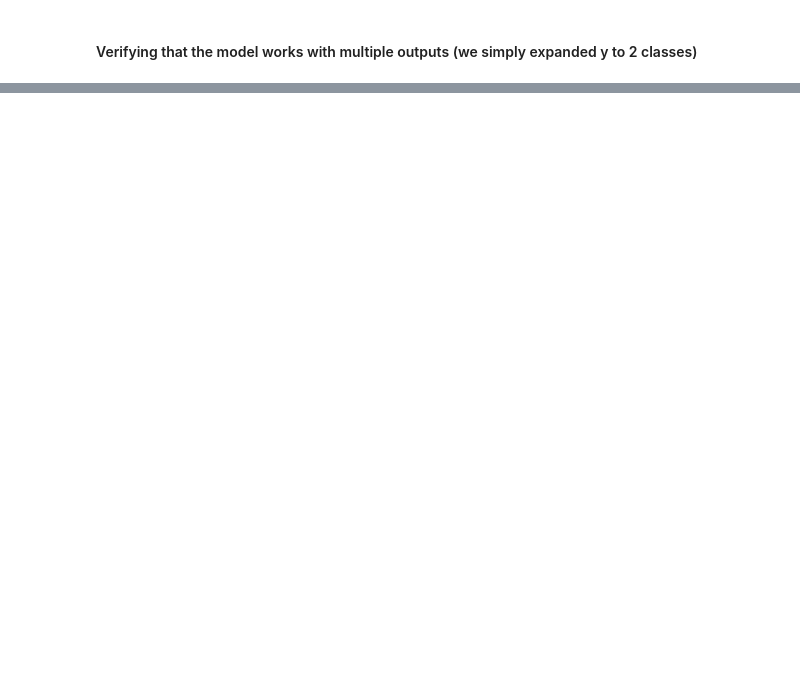
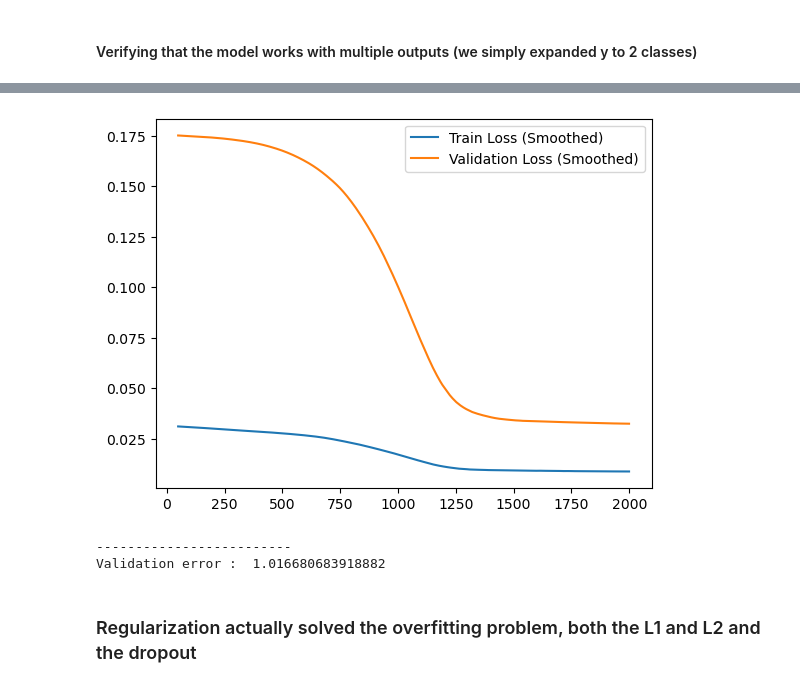
Before and after one commit to trigo613/FromScratch, a Jupyter notebook: NeuralNetwork.ipynb, the cells around one changed output, grey strips where cells are left out. Drawn from its saved outputs; the diff is of its cells as text; code cells hidden in the pictures; blank space fills up the shorter version.

```diff
--- a/NeuralNetwork.ipynb
+++ b/NeuralNetwork.ipynb
@@ -485,0 +656,12 @@ y is :
+# %%
+layers = [Linear(6,32),
+          ReLU(),
+          Linear(32,32) ,
+          ReLU(),
+          Linear(32,16) ,
+          ReLU(),
+          Linear(16,1)]
+NN = NeuralNetwork(layers=layers)
+loss = MSELoss(NN.layers,L1Regularization(lambd=0.05))
+train_model_and_plot_graph(NN,layers,loss)
+# %% [output]
@@ -485,0 +673,5 @@ y is :
+[figure, added]
+-------------------------
+Validation error :  1.016680683918882
+# %% [markdown]
+<h3>Regularization actually solved the overfitting problem, both the L1 and L2 and the dropout</h3>
```
Also changed, not shown: parts of 52 cells of this notebook.
